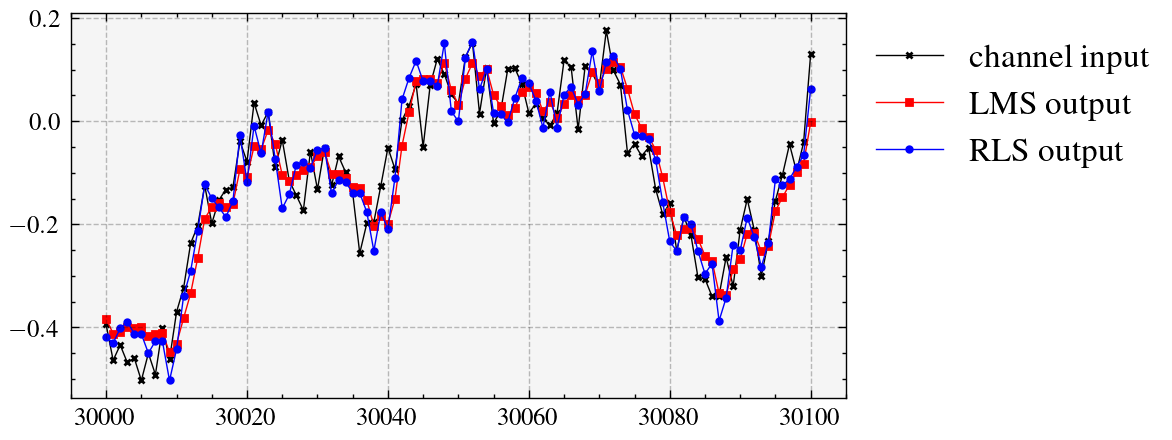
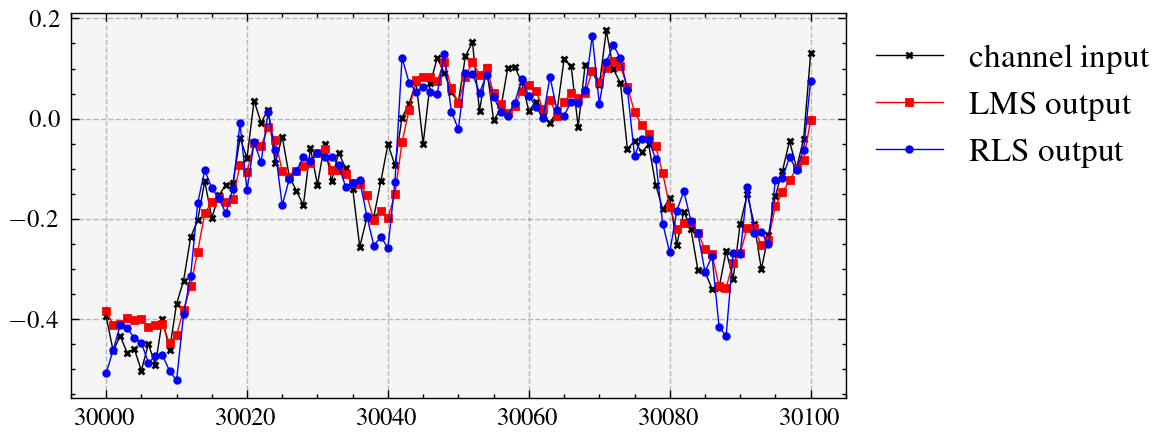
The notebook cell's code change between the first figure and the second:
--- before
+++ after
@@ -1,4 +1,4 @@
 μ = 1e-3
-λ = 0.99
+λ = 0.8
 Ntaps = 4
 
@@ -10,4 +10,6 @@
 ind = np.arange(start,start+101)
 
+Jmmse_rls = 10*np.log10((1 + Ntaps *(1 - λ)/(1 + λ) ) * mmse_ch_eq)
+
 # Compare results:
 plt.figure()
@@ -18,5 +20,5 @@
 plt.grid()
 
-average_window_len = 50
+average_window_len = 100
 mse_lms_dB = 10*np.log10(np.convolve(squaredError_lms,np.ones(average_window_len)/average_window_len, 'same'))
 mse_rls_dB = 10*np.log10(np.convolve(squaredError_rls,np.ones(average_window_len)/average_window_len, 'same'))
@@ -25,5 +27,6 @@
 plt.plot(mse_lms_dB, label=' LMS')
 plt.plot(mse_rls_dB, label='RLS')
-plt.plot(10*np.log10(mmse_ch_eq)*np.ones(len(mse_lms_dB)), linewidth=1, label='Wiener filter (MMSE)')
+plt.plot(10*np.log10(mmse_ch_eq)*np.ones(len(mse_lms_dB)), linewidth=1, label='MMSE (Wiener filter) = ' + f'{10*np.log10(mmse_ch_eq):.2f} dB')
+plt.plot(Jmmse_rls*np.ones(len(mse_lms_dB)), linewidth=1, label=f'RLS MSE$_\\infty$ = {Jmmse_rls:.2f} dB')
 plt.xlim(0,len(mse_lms_dB))
 plt.xlabel('iteration')

Commit: Update 6. RLS algorithms.ipynb